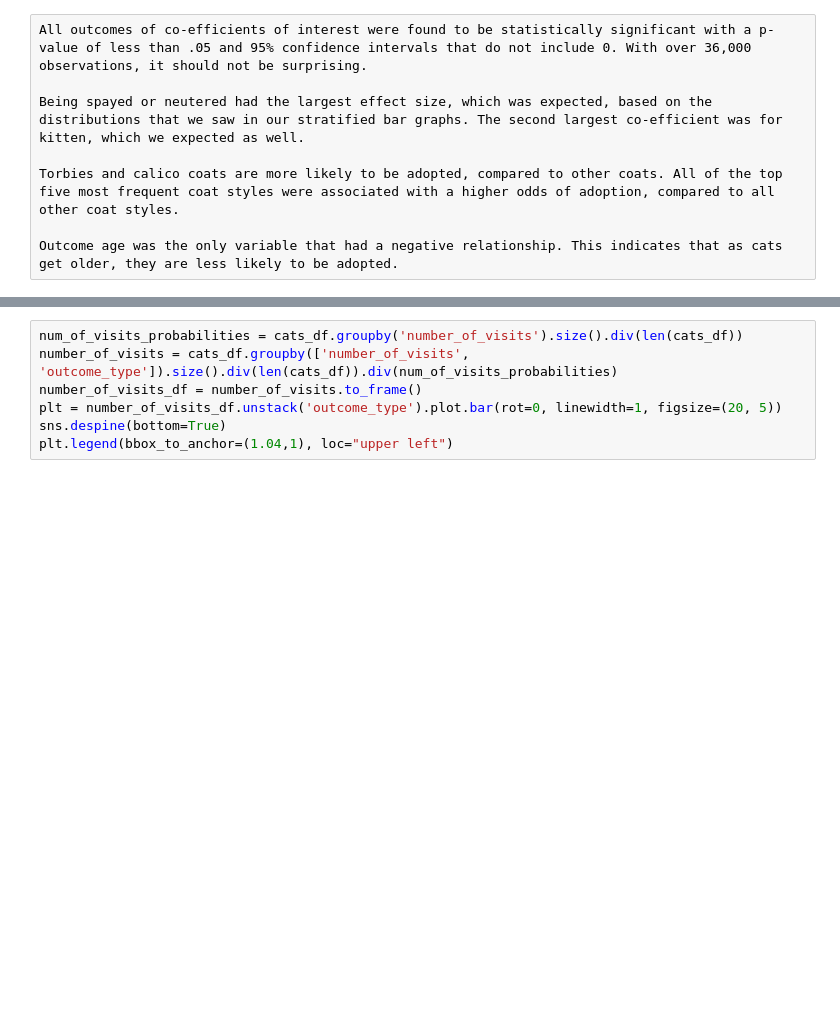
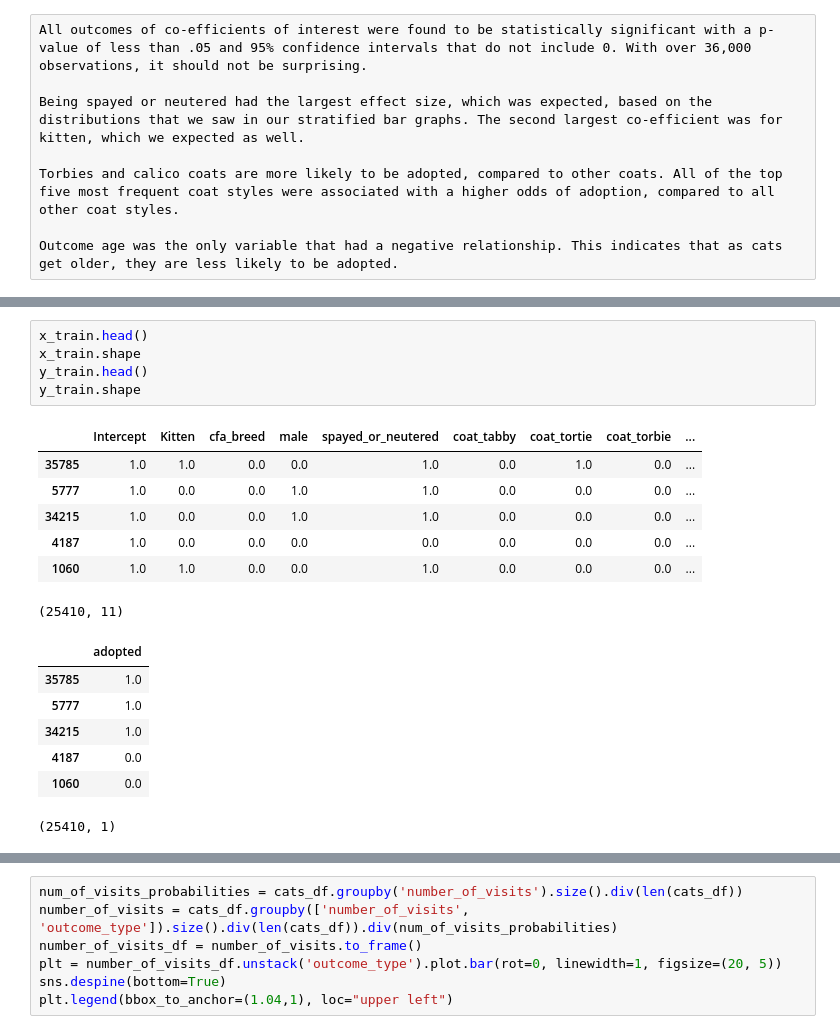
Before and after one commit to albertsaave/scs_3251_project, a Jupyter notebook: hugh-acc-shelter-cats-dan-logit.ipynb, the cells around one changed output, grey strips where cells are left out. Drawn from its saved outputs; the diff is of its cells as text; blank space fills up the shorter version.

```diff
--- a/hugh-acc-shelter-cats-dan-logit.ipynb
+++ b/hugh-acc-shelter-cats-dan-logit.ipynb
@@ -813,0 +814,20 @@ Outcome age was the only variable that had a negative relationship. This indicat
+# %%
+x_train.head()
+x_train.shape
+y_train.head()
+y_train.shape
+# %% [output]
+|  | Intercept | Kitten | cfa_breed | male | spayed_or_neutered | coat_tabby | coat_tortie | coat_torbie | ... |
+| 35785 | 1.0 | 1.0 | 0.0 | 0.0 | 1.0 | 0.0 | 1.0 | 0.0 | ... |
+| 5777 | 1.0 | 0.0 | 0.0 | 1.0 | 1.0 | 0.0 | 0.0 | 0.0 | ... |
+| 34215 | 1.0 | 0.0 | 0.0 | 1.0 | 1.0 | 0.0 | 0.0 | 0.0 | ... |
+| 4187 | 1.0 | 0.0 | 0.0 | 0.0 | 0.0 | 0.0 | 0.0 | 0.0 | ... |
+| 1060 | 1.0 | 1.0 | 0.0 | 0.0 | 1.0 | 0.0 | 0.0 | 0.0 | ... |
+(25410, 11)
+|  | adopted |
+| 35785 | 1.0 |
+| 5777 | 1.0 |
+| 34215 | 1.0 |
+| 4187 | 0.0 |
+| 1060 | 0.0 |
+(25410, 1)
```
Also changed, not shown: parts of 46 cells of this notebook, 1 other file.
